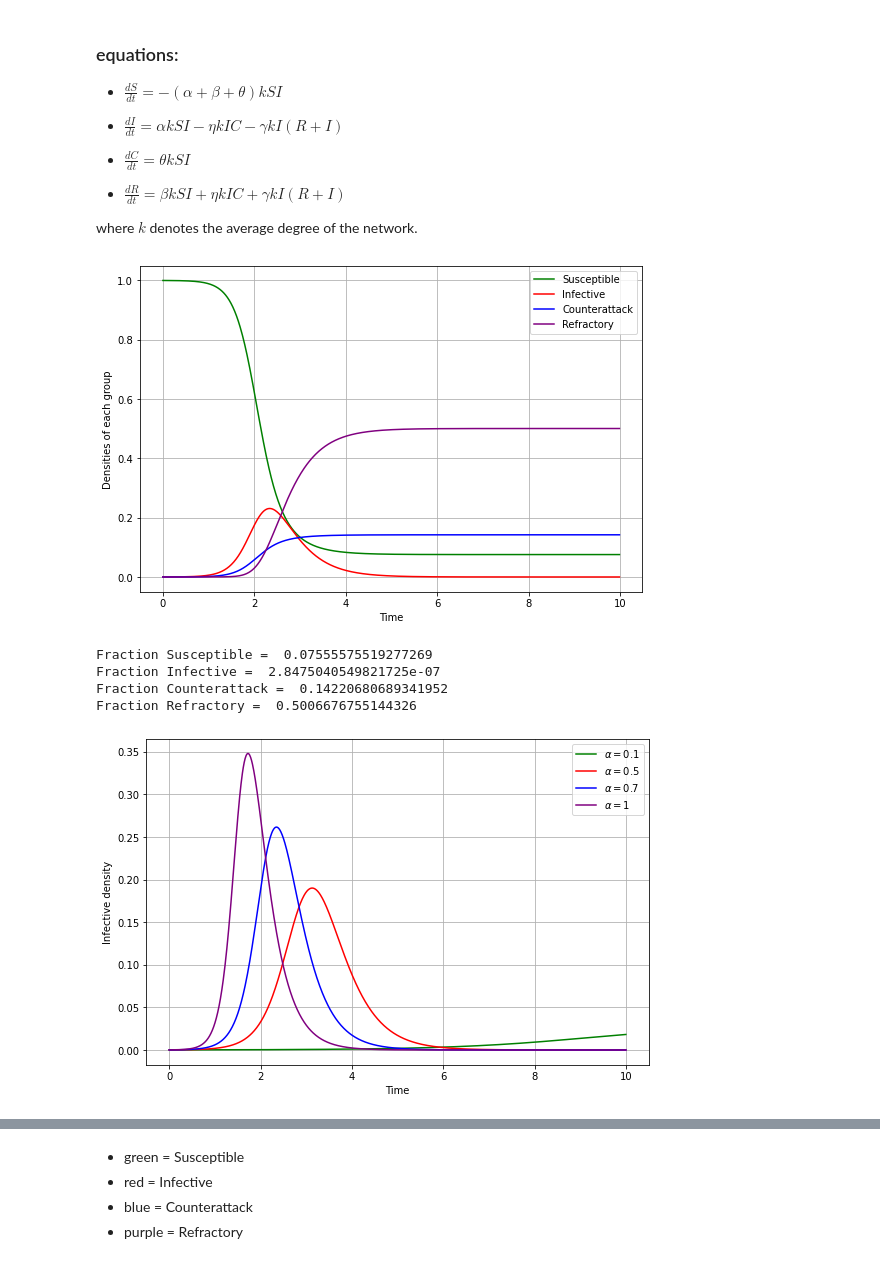
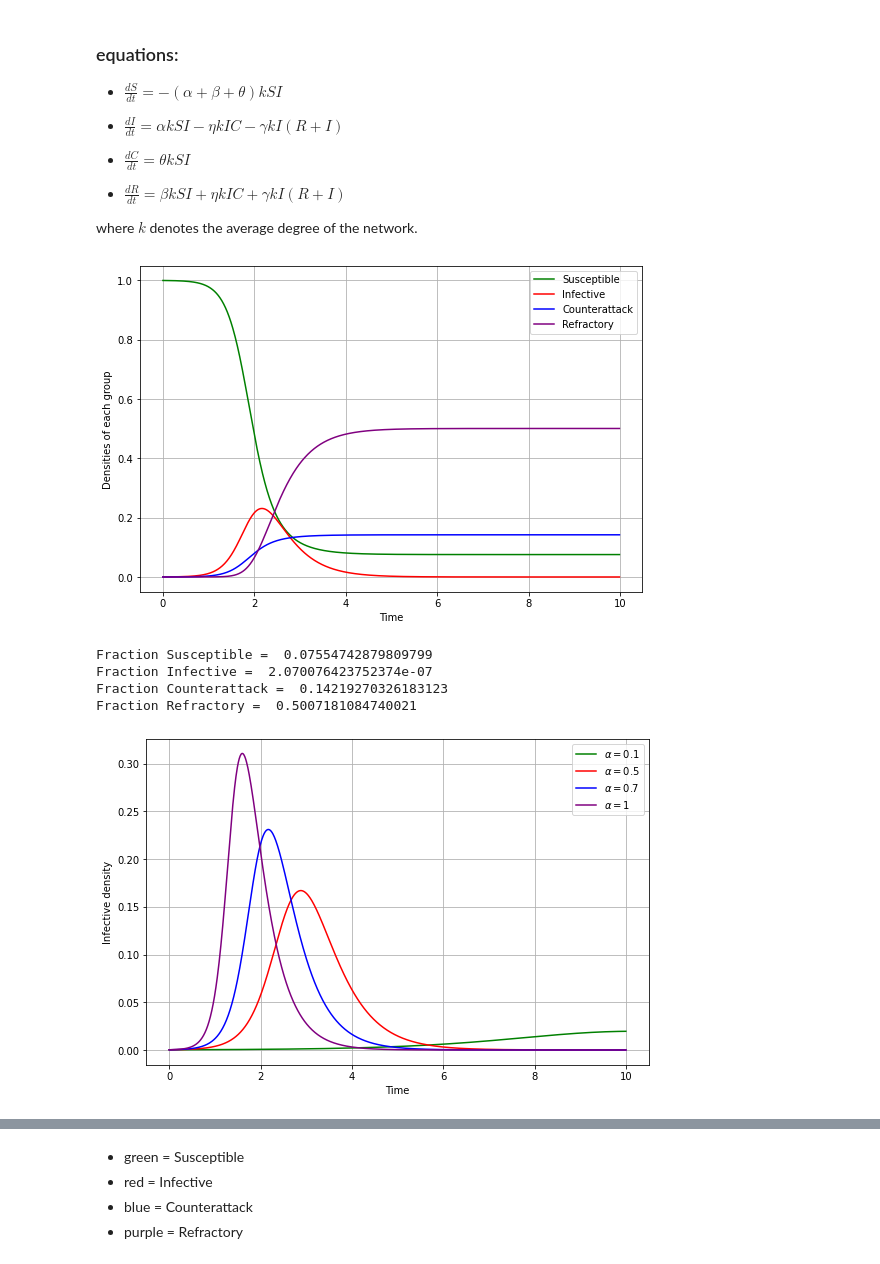
Before and after one commit to shivani-nandani/rumour-spread, a Jupyter notebook: SICR.ipynb, the cells around one changed output, grey strips where cells are left out. Saved outputs shown, nothing was run; the diff lists cells and outputs as text; code cells hidden in the pictures.

```diff
--- a/SICR.ipynb
+++ b/SICR.ipynb
@@ -40,7 +40,7 @@ import networkx as nx
 import random as rd
 %matplotlib inline
 # %%
-N = 10000   # population
+N = 5000   # population
 
 S0 = (N-1)/N
 I0 = 1/N
@@ -91,19 +91,19 @@ plt.legend(loc='upper right')
 plt.grid()
 plt.show()
 # %% [output]
-[figure, old version]
+[figure, new version]
 # %%
 print('Fraction Susceptible = ', S[-1])
 print('Fraction Infective = ', I[-1])
 print('Fraction Counterattack = ', C[-1])
 print('Fraction Refractory = ', R[-1])
 # %% [output]
-Fraction Susceptible =  0.07555575519277269
-Fraction Infective =  2.8475040549821725e-07
-Fraction Counterattack =  0.14220680689341952
-Fraction Refractory =  0.5006676755144326
+Fraction Susceptible =  0.07554742879809799
+Fraction Infective =  2.070076423752374e-07
+Fraction Counterattack =  0.14219270326183123
+Fraction Refractory =  0.5007181084740021
 # %%
-N = 10000   # population
+N = 5000   # population
 
 S0 = (N-1)/N
 I0 = 1/N
@@ -112,7 +112,7 @@ R0 = 0/N
 
 # rates
 alpha_set = [0.1, 0.5, 0.7, 1]
-beta = 0.1
+beta = 0.4
 theta = 0.2
 gamma = 0.5
 eta = 0.8
@@ -127,32 +127,32 @@ t = np.arange(start, end, dt)
 n = int((end-start)/dt)
 
 S = np.zeros(n)
 I = np.zeros(n)
 C = np.zeros(n)
 R = np.zeros(n)
 
 S[0] = S0
 I[0] = I0
 C[0] = C0
 R[0] = R0
 
 plt.figure(figsize=[9, 6])
 color = iter(['green', 'red', 'blue', 'purple'])
 # marker = iter(['o', '*', 'D', '^'])
 
 for alpha in alpha_set:
     for i in range(1, n):
         S[i] = S[i-1] - (alpha + beta + theta)*k*S[i-1]*I[i-1]*dt
         I[i] = I[i-1] + (alpha*k*S[i-1]*I[i-1] - eta*k*I[i-1]*C[i-1] - gamma*k*I[i-1]*(R[i-1]+I[i-1]))*dt
         C[i] = C[i-1] + theta*k*S[i-1]*I[i-1]*dt
         R[i] = R[i-1] + (beta*k*S[i-1]*I[i-1]*dt + eta*k*I[i-1]*C[i-1] + gamma*k*I[i-1]*(R[i-1]+I[i-1]))*dt
     plt.plot(t, I, c=next(color), linestyle='-', label=r'$\alpha=$'+str(alpha))
 
 plt.ylabel('Infective density')
 plt.xlabel('Time')
 plt.legend(loc='upper right')
 plt.grid()
 plt.show()
 # %% [output]
-[figure, old version]
+[figure, new version]
 # %%
```
Also changed, not shown: parts of 9 cells of this notebook.
